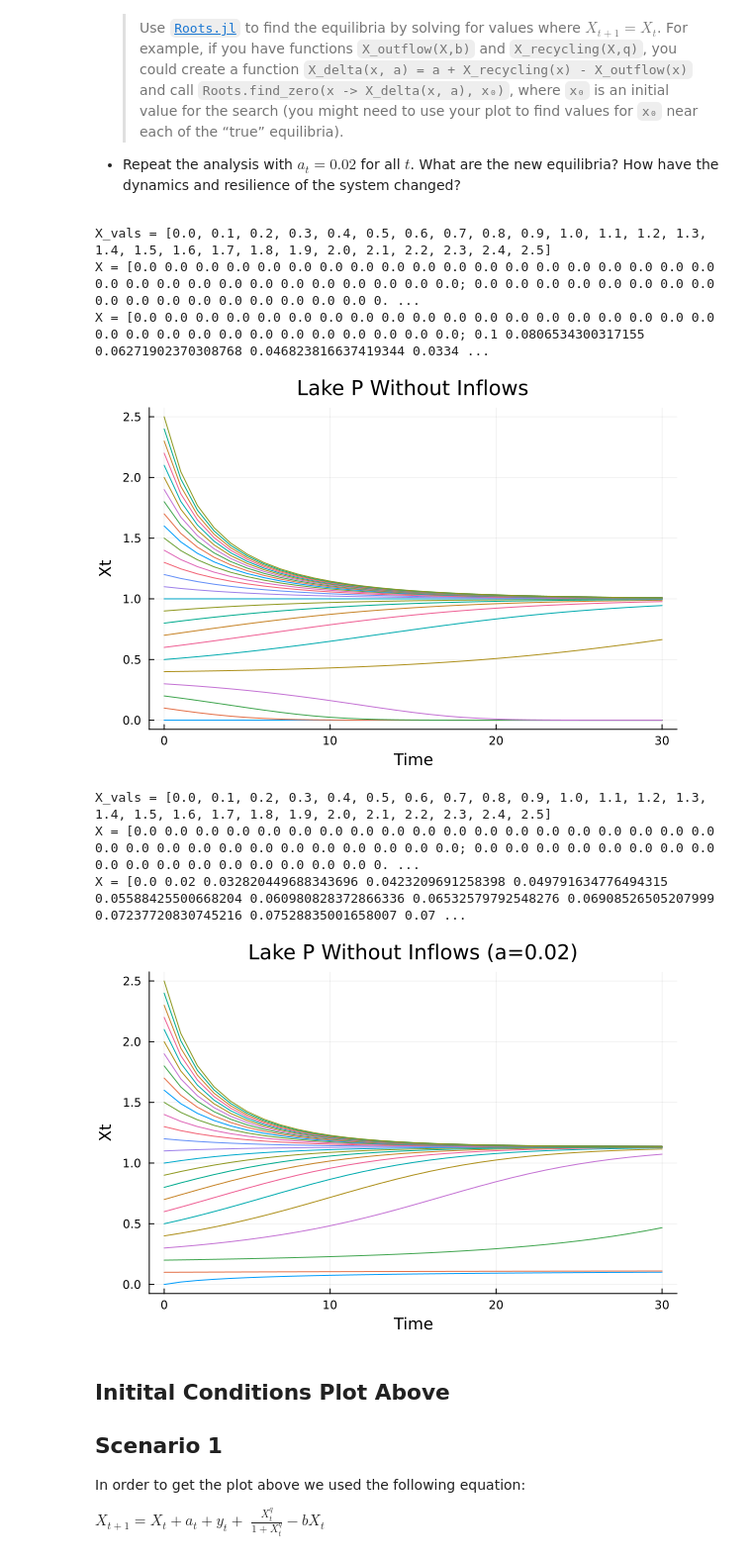
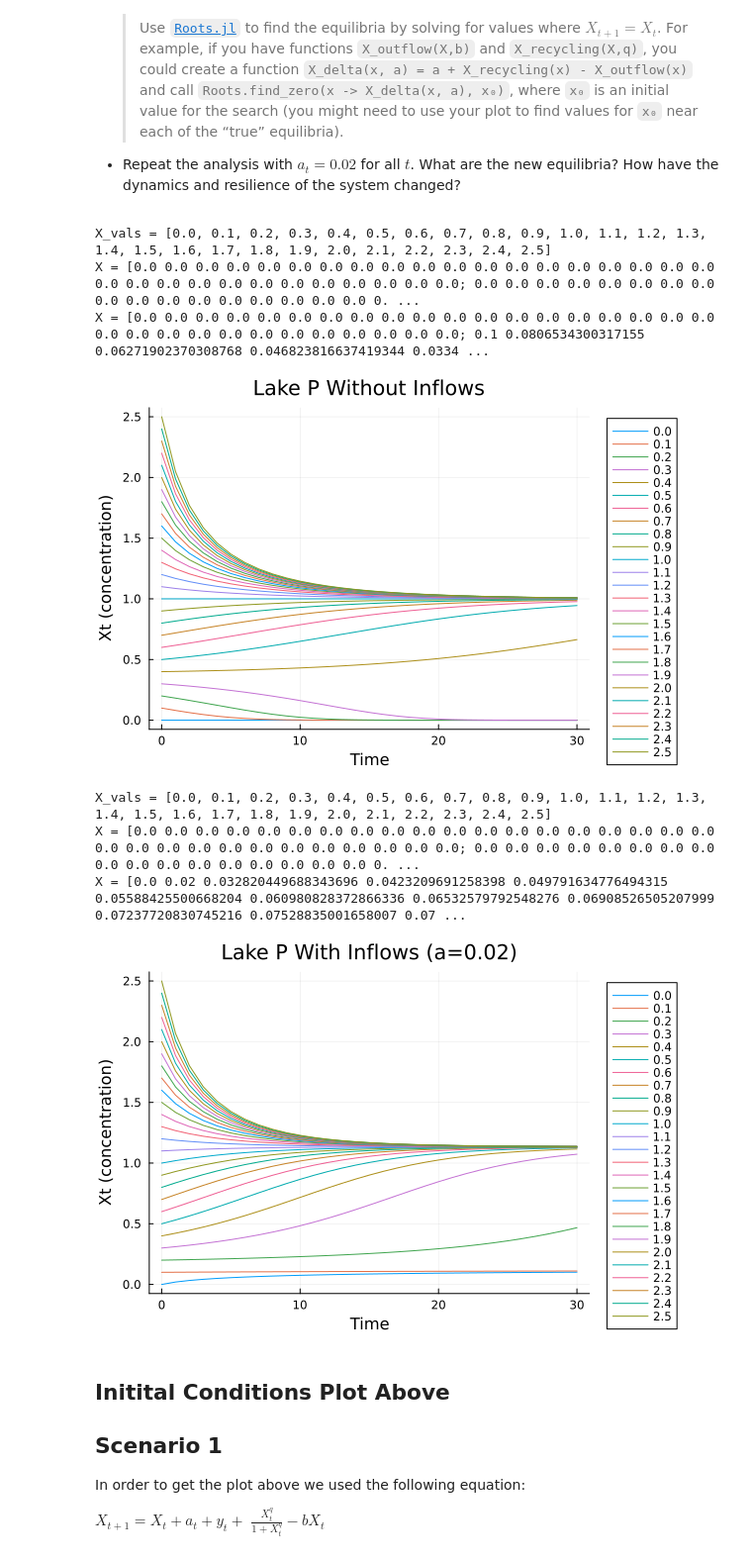
Before and after one commit to BEE4750-FA24/hw2-isa-ma-bay, a Jupyter notebook: hw02.ipynb, the cells around one changed output. Shown: that part at 99% size. Drawn from its saved outputs; the diff is of its cells as text; code cells hidden in the pictures.

```diff
--- a/hw02.ipynb
+++ b/hw02.ipynb
@@ -254,47 +254,50 @@ end
 
 @show X
 
+legend_labels = ["0.0" "0.1" "0.2" "0.3" "0.4" "0.5" "0.6" "0.7" "0.8" "0.9" "1.0" "1.1" "1.2" "1.3" "1.4" "1.5" "1.6" "1.7" "1.8" "1.9" "2.0" "2.1" "2.2" "2.3" "2.4" "2.5"]
+
 y_vals = [X[1,:], X[2,:], X[3,:], X[4,:], X[5,:], X[6,:], X[7,:], X[8,:], X[9,:], X[10,:], X[11,:], X[12,:], X[13,:], X[14,:], X[15,:], X[16,:], X[17,:], X[18,:], X[19,:], X[20,:], X[21,:], X[22,:], X[23,:], X[24,:], X[25,:], X[26,:]]
 
-plot(T, y_vals, legend=false, xlabel="Time", ylabel="Xt", title="Lake P Without Inflows")
+plot(T, y_vals, legend=:outertopright, xlabel="Time", ylabel="Xt (concentration)", title="Lake P Without Inflows", labels=legend_labels)
 # %% [output]
 X_vals = [0.0, 0.1, 0.2, 0.3, 0.4, 0.5, 0.6, 0.7, 0.8, 0.9, 1.0, 1.1, 1.2, 1.3, 1.4, 1.5, 1.6, 1.7, 1.8, 1.9, 2.0, 2.1, 2.2, 2.3, 2.4, 2.5]
 X = [0.0 0.0 0.0 0.0 0.0 0.0 0.0 0.0 0.0 0.0 0.0 0.0 0.0 0.0 0.0 0.0 0.0 0.0 0.0 0.0 0.0 0.0 0.0 0.0 0.0 0.0 0.0 0.0 0.0 0.0 0.0; 0.0 0.0 0.0 0.0 0.0 0.0 0.0 0.0 0.0 0.0 0.0 0.0 0.0 0.0 0.0 0.0 0.0 0. ...
 X = [0.0 0.0 0.0 0.0 0.0 0.0 0.0 0.0 0.0 0.0 0.0 0.0 0.0 0.0 0.0 0.0 0.0 0.0 0.0 0.0 0.0 0.0 0.0 0.0 0.0 0.0 0.0 0.0 0.0 0.0 0.0; 0.1 0.0806534300317155 0.06271902370308768 0.046823816637419344 0.0334 ...
-[figure, old version]
+[figure, new version]
 # %%
 b = 0.5
 q = 1.5
 y = 0
 a = 0.02
 
 
 T = collect(0.0:1:30)
 X_vals = collect(0.0:0.1:2.5)
 
 @show X_vals
 
 X = zeros(length(X_vals), length(T))
 @show X
 
 for x = 1:length(X_vals)
     X[x, 1] = X_vals[x]
     for t = 2:31
         previous_T = X[x, t-1]
         X[x, t] = X[x, t-1] + a + X_recycling(previous_T, q) - X_outflow(previous_T, b)
     end
 end
 
 @show X
 
+legend_labels = ["0.0" "0.1" "0.2" "0.3" "0.4" "0.5" "0.6" "0.7" "0.8" "0.9" "1.0" "1.1" "1.2" "1.3" "1.4" "1.5" "1.6" "1.7" "1.8" "1.9" "2.0" "2.1" "2.2" "2.3" "2.4" "2.5"]
 y_vals = [X[1,:], X[2,:], X[3,:], X[4,:], X[5,:], X[6,:], X[7,:], X[8,:], X[9,:], X[10,:], X[11,:], X[12,:], X[13,:], X[14,:], X[15,:], X[16,:], X[17,:], X[18,:], X[19,:], X[20,:], X[21,:], X[22,:], X[23,:], X[24,:], X[25,:], X[26,:]]
 
-plot(T, y_vals, legend=false, xlabel="Time", ylabel="Xt", title="Lake P Without Inflows (a=0.02)")
+plot(T, y_vals, legend=:outertopright, xlabel="Time", ylabel="Xt (concentration)", title="Lake P With Inflows (a=0.02)", labels=legend_labels)
 # %% [output]
 X_vals = [0.0, 0.1, 0.2, 0.3, 0.4, 0.5, 0.6, 0.7, 0.8, 0.9, 1.0, 1.1, 1.2, 1.3, 1.4, 1.5, 1.6, 1.7, 1.8, 1.9, 2.0, 2.1, 2.2, 2.3, 2.4, 2.5]
 X = [0.0 0.0 0.0 0.0 0.0 0.0 0.0 0.0 0.0 0.0 0.0 0.0 0.0 0.0 0.0 0.0 0.0 0.0 0.0 0.0 0.0 0.0 0.0 0.0 0.0 0.0 0.0 0.0 0.0 0.0 0.0; 0.0 0.0 0.0 0.0 0.0 0.0 0.0 0.0 0.0 0.0 0.0 0.0 0.0 0.0 0.0 0.0 0.0 0. ...
 X = [0.0 0.02 0.032820449688343696 0.0423209691258398 0.049791634776494315 0.05588425500668204 0.060980828372866336 0.06532579792548276 0.06908526505207999 0.07237720830745216 0.07528835001658007 0.07 ...
-[figure, old version]
+[figure, new version]
 # %% [markdown]
 ## Initital Conditions Plot Above
 
```
Also changed, not shown: parts of 2 cells of this notebook.
